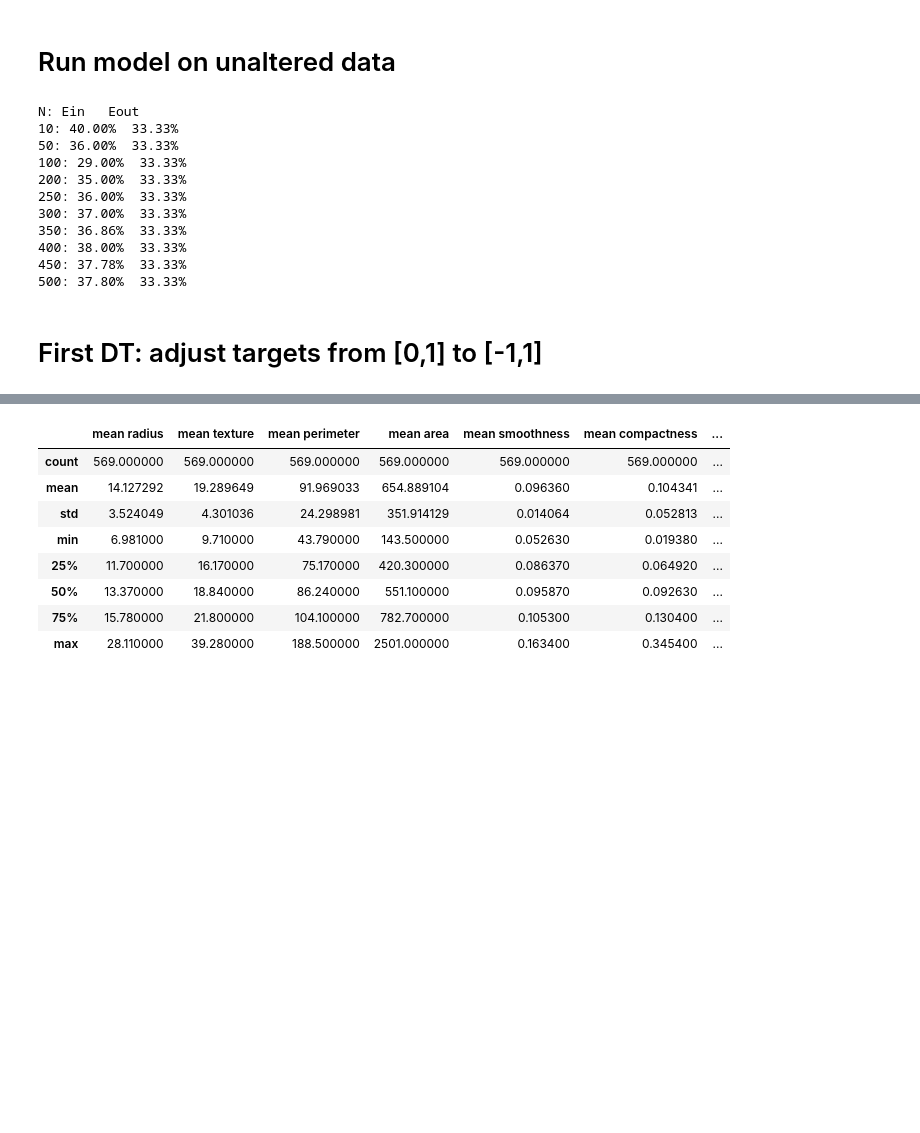
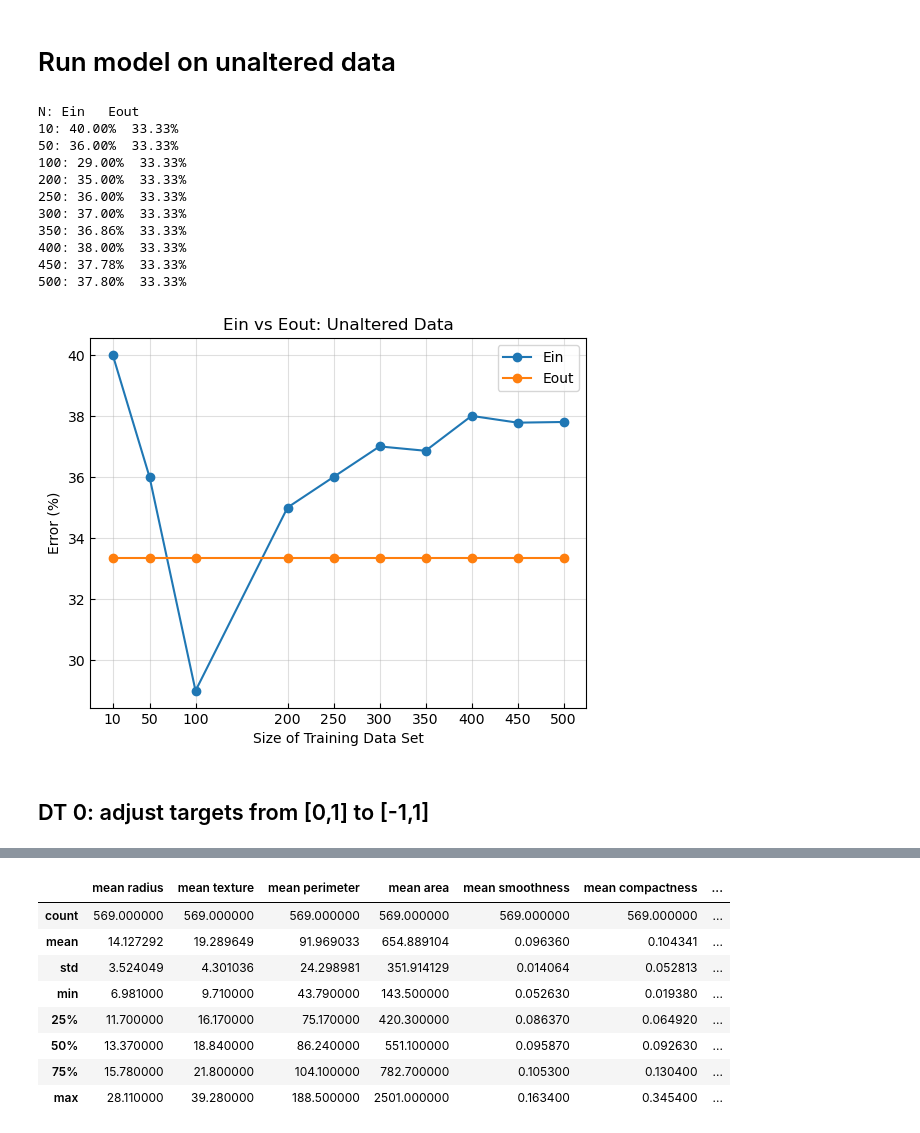
Before and after one commit to jamesobaldwin/CUNY_coursework, a Jupyter notebook: ML/hw/hw2/ml_hw2_baldwin.ipynb, the cells around one changed output, grey strips where cells are left out. Drawn from its saved outputs; the diff is of its cells as text; code cells hidden in the pictures; blank space fills up the shorter version.

```diff
--- a/ML/hw/hw2/ml_hw2_baldwin.ipynb
+++ b/ML/hw/hw2/ml_hw2_baldwin.ipynb
@@ -72,12 +72,29 @@ def create_train_val(X, y, N_arr, random_state: int=None):
 
     return X_train_set, y_train_set
 
+#########################
+# model helper functions
+#########################
 def predict(X, w):
     return np.sign(np.dot(X,w))
 
 def calculate_Ein(X, y, w):
     predictions = predict(X, w)
     return np.sum(predictions != y) / len(y)
+
+def plot_results(Ein, Eout, N, title, filename):
+
+    plt.plot(N, Ein*100, label='Ein', marker='o')
+    plt.plot(N, Eout*100, label='Eout', marker='o')
+    plt.xlabel('Size of Training Data Set')
+    plt.ylabel('Error (%)')
+    plt.title(title)
+    plt.xticks(N, label=N)
+    plt.tick_params(axis='both', direction='in')
+    plt.grid(alpha=0.4)
+    plt.legend()
+    plt.savefig(filename)
+    plt.plot()
 
 ###################
 # pocket algorithm
@@ -190,7 +207,7 @@ def calculate_Eouts(X_test, y_test, best_weights):
 # and output results
 ############################
 
-def run_model(data, targets, random_state: int=42):
+def run_model(data, targets, title, filename, random_state: int=42):
     np.random.seed(random_state)
 
     ## array of data set sizes
@@ -214,23 +231,31 @@ def run_model(data, targets, random_state: int=42):
     print('N: Ein   Eout')
     for i, n in enumerate(N):
         print(f'{n}: {100*Eins[i]:.02f}%  {100*Eouts[i]:.02f}%')
+
+    #########################
+    # plot results
+    #########################
+    plot_results(Eins, Eouts, N, title, filename)
 # %% [markdown]
 # Run model on unaltered data
 # %%
-run_model(data, targets, random_state=42)
+noDT_plot_title = 'Ein vs Eout: Unaltered Data'
+noDT_filename = 'noDT.png'
+run_model(data, targets, noDT_plot_title, noDT_filename, random_state=42)
 # %% [output]
 N: Ein   Eout
 10: 40.00%  33.33%
 50: 36.00%  33.33%
 100: 29.00%  33.33%
 200: 35.00%  33.33%
 250: 36.00%  33.33%
 300: 37.00%  33.33%
 350: 36.86%  33.33%
 400: 38.00%  33.33%
 450: 37.78%  33.33%
 500: 37.80%  33.33%
+[figure, added]
 # %% [markdown]
-# First DT: adjust targets from [0,1] to [-1,1]
+## DT 0: adjust targets from [0,1] to [-1,1]
 # %%
 targets_adj = np.where(targets==0, -1, targets)
```
Also changed, not shown: parts of 11 cells of this notebook, 13 other files.
